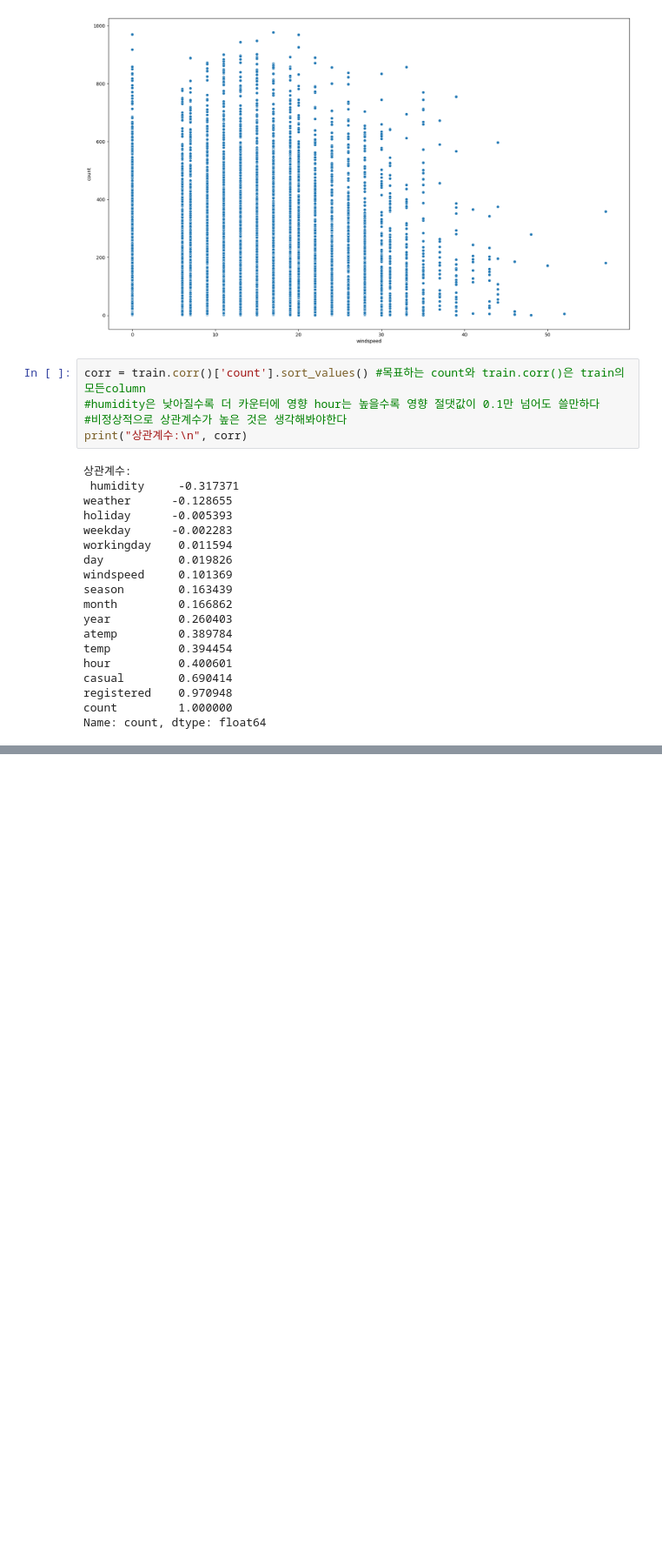
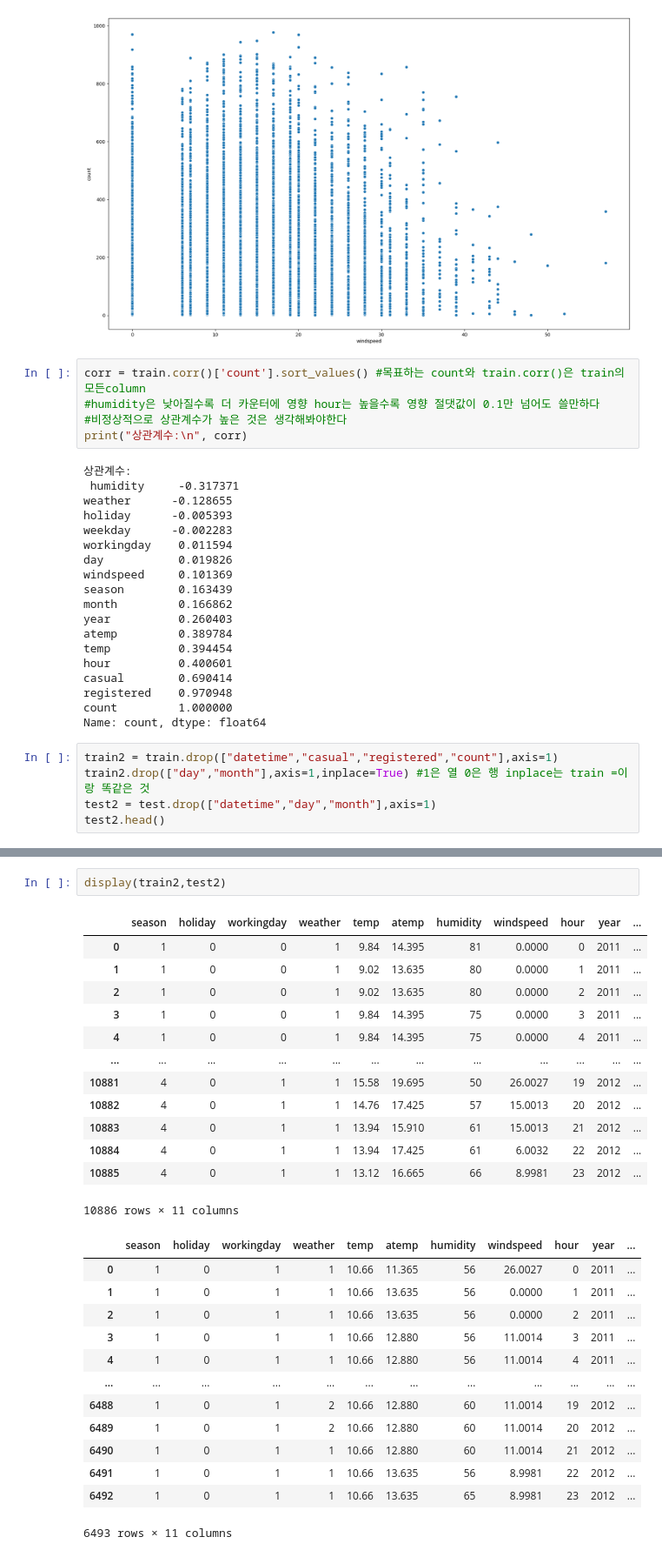
Before and after one commit to kbs1027/Kaggle, a Jupyter notebook: bike-sharing-demand/bike.ipynb, the cells around one changed output, grey strips where cells are left out. Shown at 87% size. Drawn from its saved outputs; the diff is of its cells as text; blank space fills up the shorter version.

```diff
--- a/bike-sharing-demand/bike.ipynb
+++ b/bike-sharing-demand/bike.ipynb
@@ -264,3 +264,8 @@ casual        0.690414
 registered    0.970948
 count         1.000000
 Name: count, dtype: float64
+# %%
+train2 = train.drop(["datetime","casual","registered","count"],axis=1)
+train2.drop(["day","month"],axis=1,inplace=True) #1은 열 0은 행 inplace는 train =이랑 똑같은 것
+test2 = test.drop(["datetime","day","month"],axis=1)
+test2.head()
@@ -266,0 +288,29 @@ Name: count, dtype: float64
+# %%
+display(train2,test2)
+# %% [output]
+|  | season | holiday | workingday | weather | temp | atemp | humidity | windspeed | hour | year | ... |
+| 0 | 1 | 0 | 0 | 1 | 9.84 | 14.395 | 81 | 0.0000 | 0 | 2011 | ... |
+| 1 | 1 | 0 | 0 | 1 | 9.02 | 13.635 | 80 | 0.0000 | 1 | 2011 | ... |
+| 2 | 1 | 0 | 0 | 1 | 9.02 | 13.635 | 80 | 0.0000 | 2 | 2011 | ... |
+| 3 | 1 | 0 | 0 | 1 | 9.84 | 14.395 | 75 | 0.0000 | 3 | 2011 | ... |
+| 4 | 1 | 0 | 0 | 1 | 9.84 | 14.395 | 75 | 0.0000 | 4 | 2011 | ... |
+| ... | ... | ... | ... | ... | ... | ... | ... | ... | ... | ... | ... |
+| 10881 | 4 | 0 | 1 | 1 | 15.58 | 19.695 | 50 | 26.0027 | 19 | 2012 | ... |
+| 10882 | 4 | 0 | 1 | 1 | 14.76 | 17.425 | 57 | 15.0013 | 20 | 2012 | ... |
+| 10883 | 4 | 0 | 1 | 1 | 13.94 | 15.910 | 61 | 15.0013 | 21 | 2012 | ... |
+| 10884 | 4 | 0 | 1 | 1 | 13.94 | 17.425 | 61 | 6.0032 | 22 | 2012 | ... |
+| 10885 | 4 | 0 | 1 | 1 | 13.12 | 16.665 | 66 | 8.9981 | 23 | 2012 | ... |
+10886 rows × 11 columns
+|  | season | holiday | workingday | weather | temp | atemp | humidity | windspeed | hour | year | ... |
+| 0 | 1 | 0 | 1 | 1 | 10.66 | 11.365 | 56 | 26.0027 | 0 | 2011 | ... |
+| 1 | 1 | 0 | 1 | 1 | 10.66 | 13.635 | 56 | 0.0000 | 1 | 2011 | ... |
+| 2 | 1 | 0 | 1 | 1 | 10.66 | 13.635 | 56 | 0.0000 | 2 | 2011 | ... |
+| 3 | 1 | 0 | 1 | 1 | 10.66 | 12.880 | 56 | 11.0014 | 3 | 2011 | ... |
+| 4 | 1 | 0 | 1 | 1 | 10.66 | 12.880 | 56 | 11.0014 | 4 | 2011 | ... |
+| ... | ... | ... | ... | ... | ... | ... | ... | ... | ... | ... | ... |
+| 6488 | 1 | 0 | 1 | 2 | 10.66 | 12.880 | 60 | 11.0014 | 19 | 2012 | ... |
+| 6489 | 1 | 0 | 1 | 2 | 10.66 | 12.880 | 60 | 11.0014 | 20 | 2012 | ... |
+| 6490 | 1 | 0 | 1 | 1 | 10.66 | 12.880 | 60 | 11.0014 | 21 | 2012 | ... |
+| 6491 | 1 | 0 | 1 | 1 | 10.66 | 13.635 | 56 | 8.9981 | 22 | 2012 | ... |
+| 6492 | 1 | 0 | 1 | 1 | 10.66 | 13.635 | 65 | 8.9981 | 23 | 2012 | ... |
+6493 rows × 11 columns
```
Also changed, not shown: parts of 9 cells of this notebook, 1 other file.
